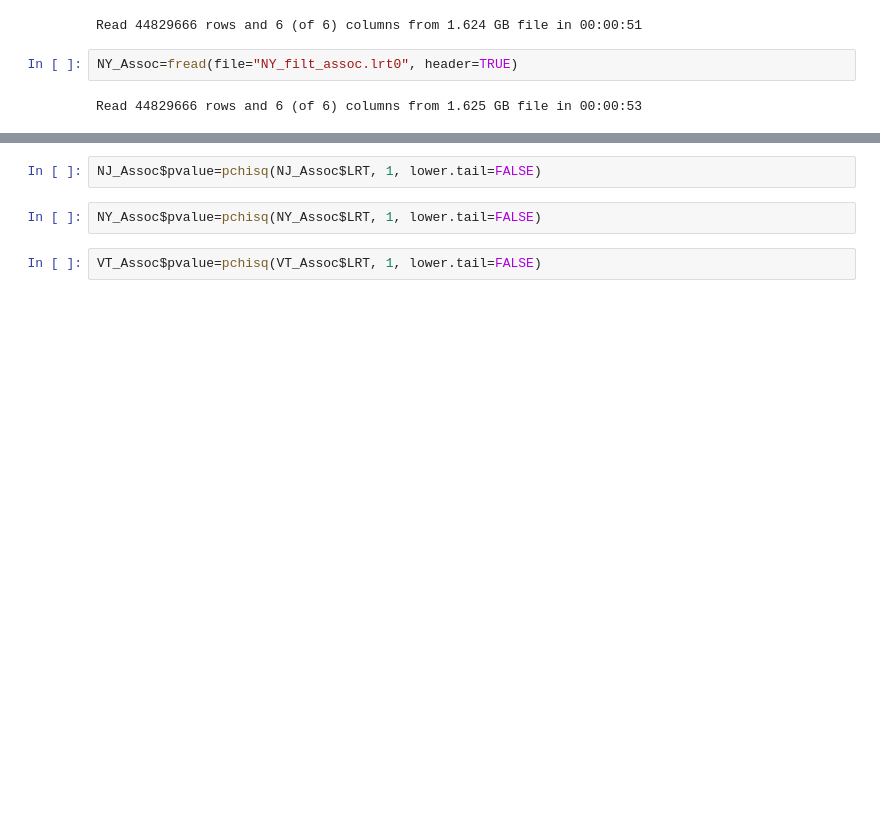
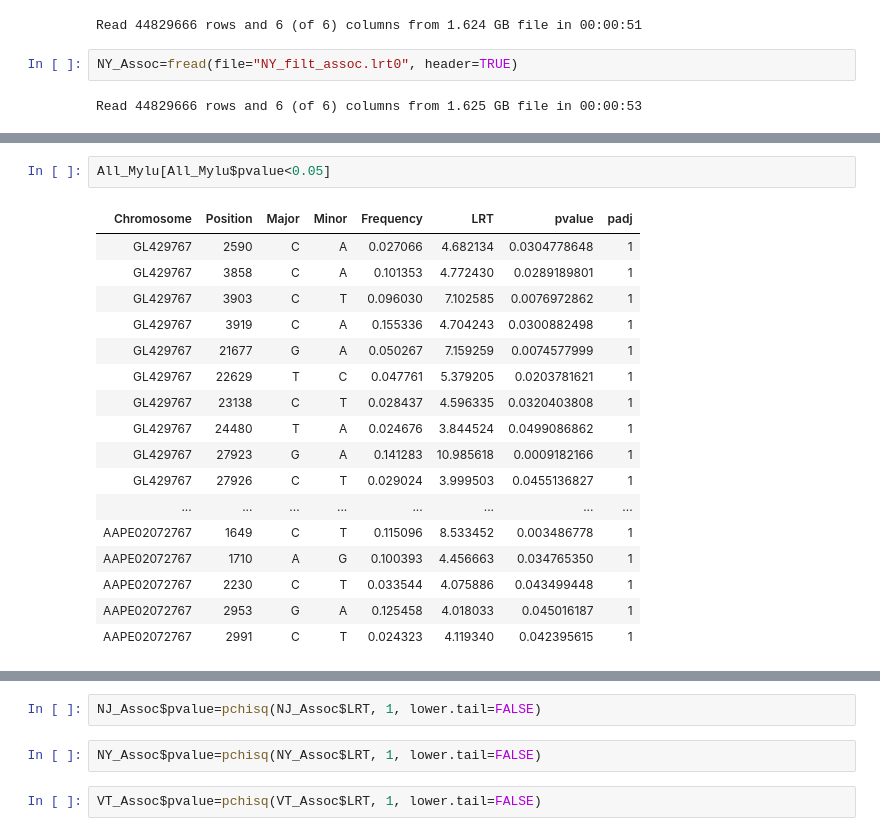
Before and after one commit to sagw/WNS_WGS, a Jupyter notebook: Notebooks/SNP_associations.ipynb, the cells around one changed output, grey strips where cells are left out. Cells and saved outputs as stored; diff of their text form; blank space fills up the shorter version.

```diff
--- a/Notebooks/SNP_associations.ipynb
+++ b/Notebooks/SNP_associations.ipynb
@@ -29,0 +38,20 @@ head(NJ_Assoc)
+# %%
+All_Mylu[All_Mylu$pvalue<0.05]
+# %% [output]
+| Chromosome | Position | Major | Minor | Frequency | LRT | pvalue | padj |
+| GL429767 | 2590 | C | A | 0.027066 | 4.682134 | 0.0304778648 | 1 |
+| GL429767 | 3858 | C | A | 0.101353 | 4.772430 | 0.0289189801 | 1 |
+| GL429767 | 3903 | C | T | 0.096030 | 7.102585 | 0.0076972862 | 1 |
+| GL429767 | 3919 | C | A | 0.155336 | 4.704243 | 0.0300882498 | 1 |
+| GL429767 | 21677 | G | A | 0.050267 | 7.159259 | 0.0074577999 | 1 |
+| GL429767 | 22629 | T | C | 0.047761 | 5.379205 | 0.0203781621 | 1 |
+| GL429767 | 23138 | C | T | 0.028437 | 4.596335 | 0.0320403808 | 1 |
+| GL429767 | 24480 | T | A | 0.024676 | 3.844524 | 0.0499086862 | 1 |
+| GL429767 | 27923 | G | A | 0.141283 | 10.985618 | 0.0009182166 | 1 |
+| GL429767 | 27926 | C | T | 0.029024 | 3.999503 | 0.0455136827 | 1 |
+| ... | ... | ... | ... | ... | ... | ... | ... |
+| AAPE02072767 | 1649 | C | T | 0.115096 | 8.533452 | 0.003486778 | 1 |
+| AAPE02072767 | 1710 | A | G | 0.100393 | 4.456663 | 0.034765350 | 1 |
+| AAPE02072767 | 2230 | C | T | 0.033544 | 4.075886 | 0.043499448 | 1 |
+| AAPE02072767 | 2953 | G | A | 0.125458 | 4.018033 | 0.045016187 | 1 |
+| AAPE02072767 | 2991 | C | T | 0.024323 | 4.119340 | 0.042395615 | 1 |
```
Also changed, not shown: parts of 6 cells of this notebook, 11 other files.
